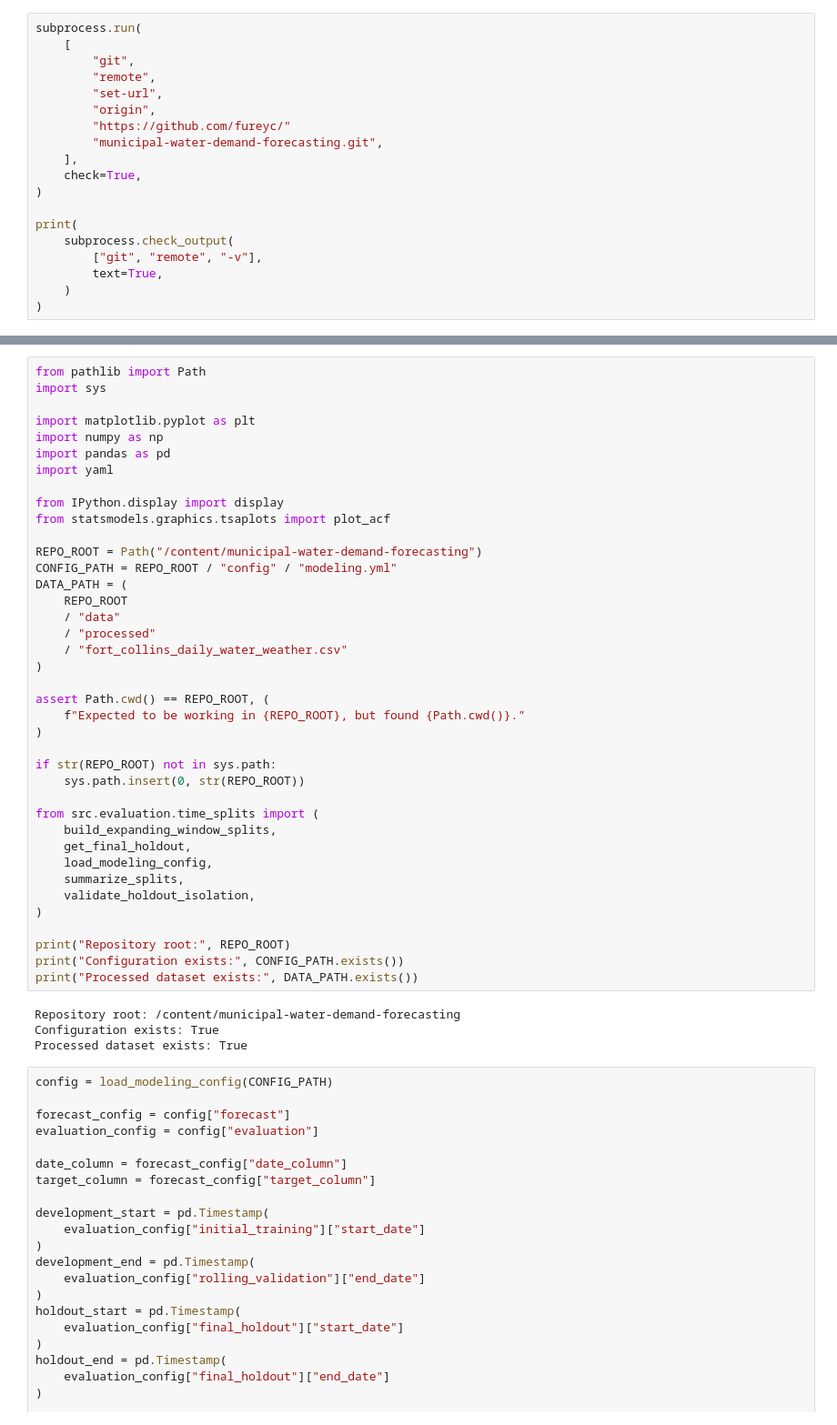
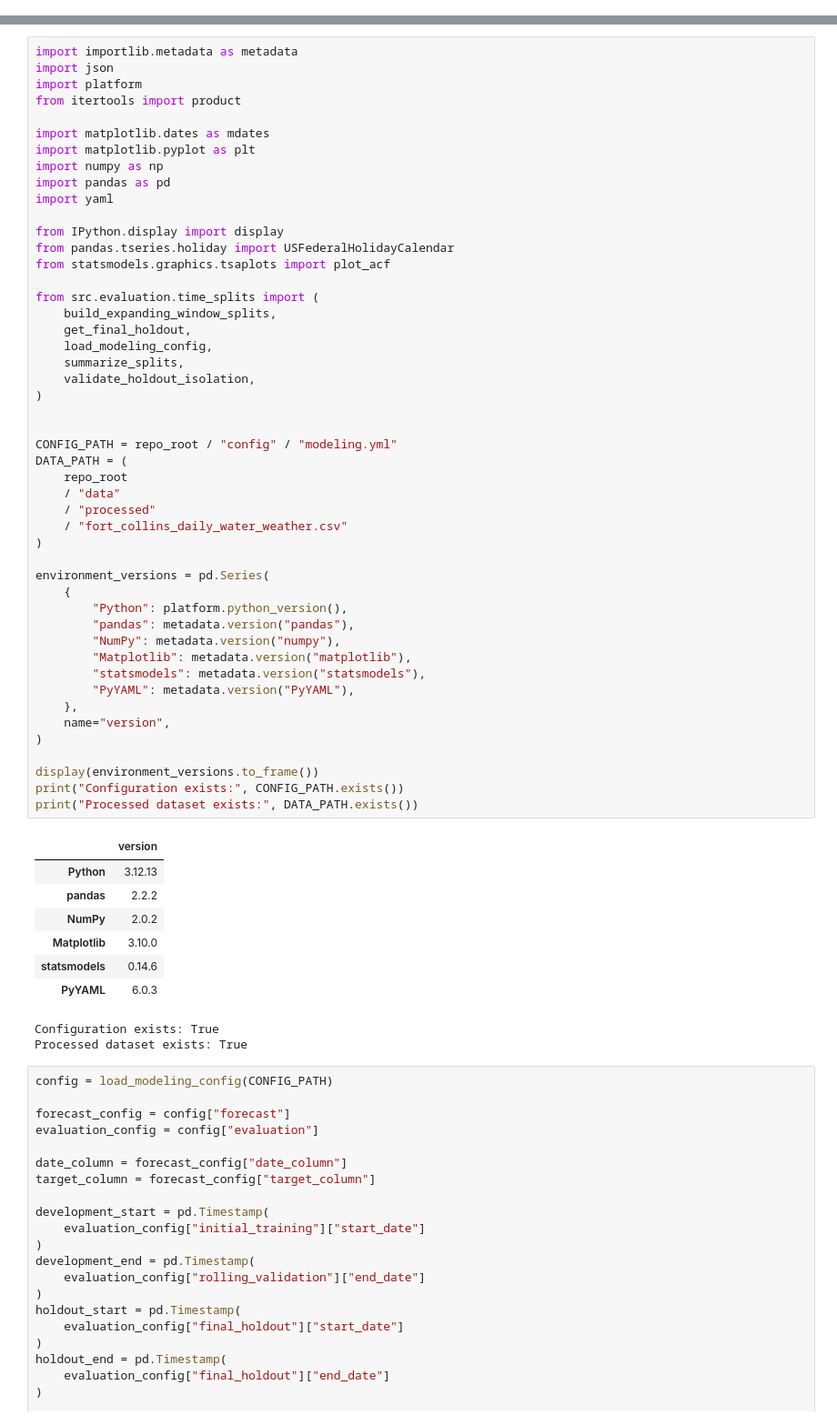
Before and after one commit to fureyc/municipal-water-demand-forecasting, a Jupyter notebook: notebooks/01_exploratory_analysis.ipynb, the cells around one changed output, grey strips where cells are left out. Shown at 91% size. Saved outputs shown, nothing was run; the diff lists cells and outputs as text.

```diff
--- a/notebooks/01_exploratory_analysis.ipynb
+++ b/notebooks/01_exploratory_analysis.ipynb
@@ -56,19 +34,0 @@ Working directory: /content/municipal-water-demand-forecasting
-# %%
-subprocess.run(
-    [
-        "git",
-        "remote",
-        "set-url",
-        "origin",
-        "https://github.com/fureyc/"
-        "municipal-water-demand-forecasting.git",
-    ],
-    check=True,
-)
-
-print(
-    subprocess.check_output(
-        ["git", "remote", "-v"],
-        text=True,
-    )
-)
@@ -134,44 +115,59 @@ PyYAML: 6.0.3
 # %%
-from pathlib import Path
-import sys
+import importlib.metadata as metadata
+import json
+import platform
+from itertools import product
 
+import matplotlib.dates as mdates
 import matplotlib.pyplot as plt
 import numpy as np
 import pandas as pd
 import yaml
 
 from IPython.display import display
+from pandas.tseries.holiday import USFederalHolidayCalendar
 from statsmodels.graphics.tsaplots import plot_acf
-
-REPO_ROOT = Path("/content/municipal-water-demand-forecasting")
-CONFIG_PATH = REPO_ROOT / "config" / "modeling.yml"
-DATA_PATH = (
-    REPO_ROOT
-    / "data"
-    / "processed"
-    / "fort_collins_daily_water_weather.csv"
-)
-
-assert Path.cwd() == REPO_ROOT, (
-    f"Expected to be working in {REPO_ROOT}, but found {Path.cwd()}."
-)
-
-if str(REPO_ROOT) not in sys.path:
-    sys.path.insert(0, str(REPO_ROOT))
 
 from src.evaluation.time_splits import (
     build_expanding_window_splits,
     get_final_holdout,
     load_modeling_config,
     summarize_splits,
     validate_holdout_isolation,
 )
 
-print("Repository root:", REPO_ROOT)
+
+CONFIG_PATH = repo_root / "config" / "modeling.yml"
+DATA_PATH = (
+    repo_root
+    / "data"
+    / "processed"
+    / "fort_collins_daily_water_weather.csv"
+)
+
+environment_versions = pd.Series(
+    {
+        "Python": platform.python_version(),
+        "pandas": metadata.version("pandas"),
+        "NumPy": metadata.version("numpy"),
+        "Matplotlib": metadata.version("matplotlib"),
+        "statsmodels": metadata.version("statsmodels"),
+        "PyYAML": metadata.version("PyYAML"),
+    },
+    name="version",
+)
+
+display(environment_versions.to_frame())
 print("Configuration exists:", CONFIG_PATH.exists())
 print("Processed dataset exists:", DATA_PATH.exists())
 # %% [output]
+|  | version |
+| Python | 3.12.13 |
+| pandas | 2.2.2 |
+| NumPy | 2.0.2 |
+| Matplotlib | 3.10.0 |
+| statsmodels | 0.14.6 |
+| PyYAML | 6.0.3 |
-Repository root: /content/municipal-water-demand-forecasting
 Configuration exists: True
 Processed dataset exists: True
 # %%
```
Also changed, not shown: parts of 32 cells of this notebook.
